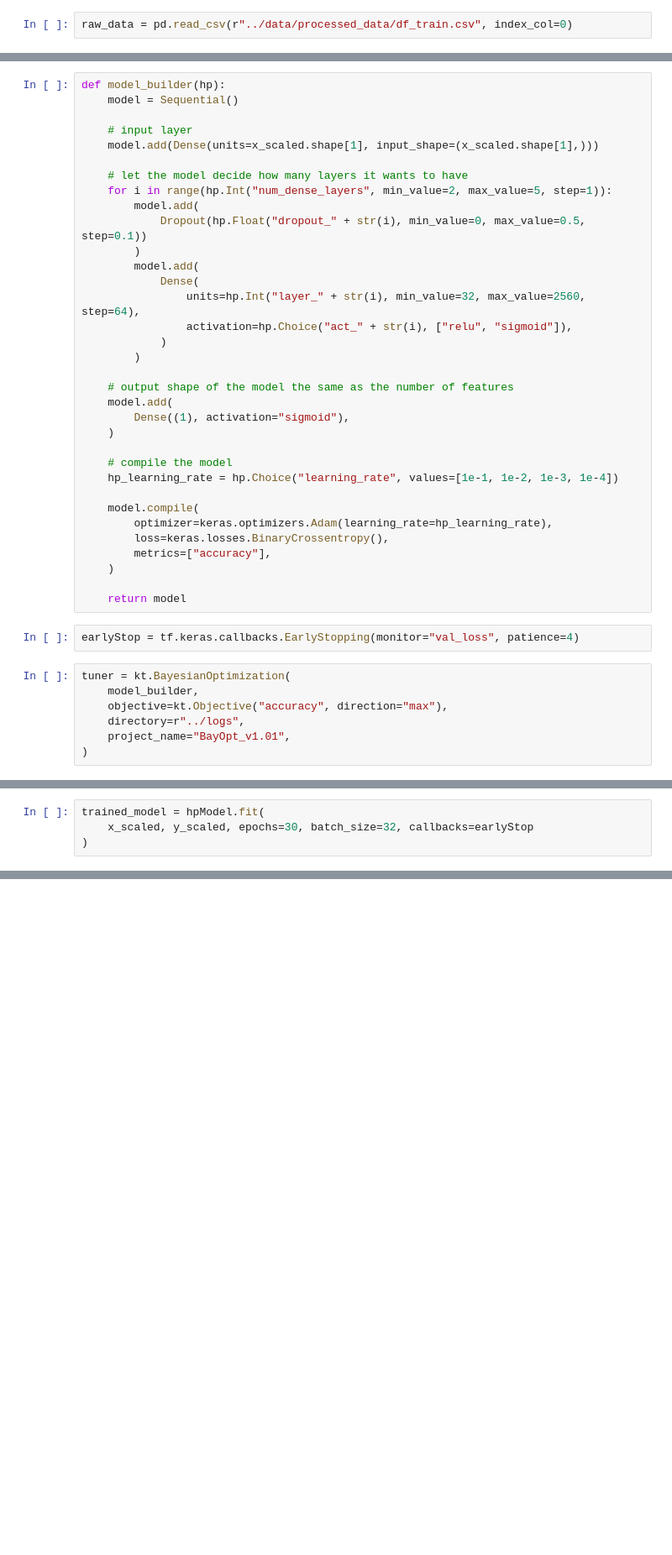
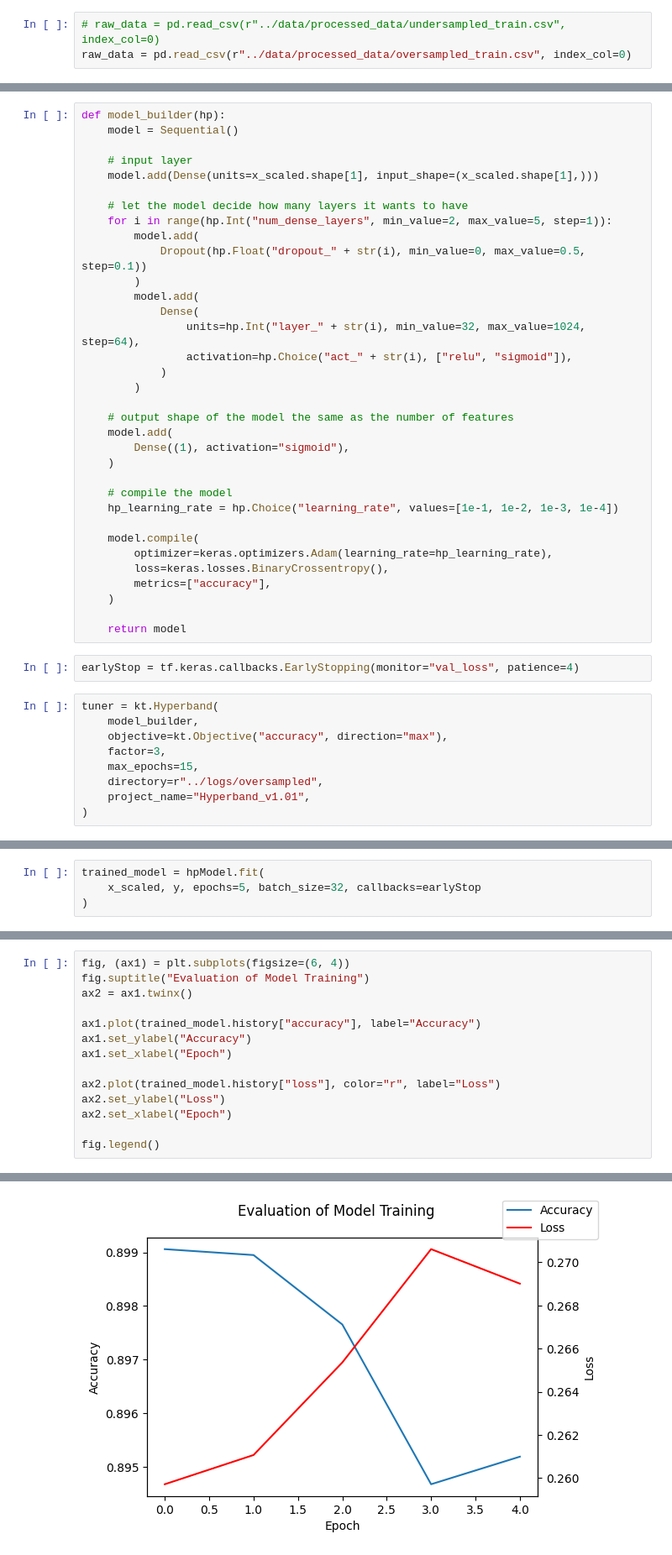
Before and after one commit to JackGreenaway/final_project, a Jupyter notebook: models/model_train.ipynb, the cells around one changed output, grey strips where cells are left out. Shown at 84% size. Cells and saved outputs as stored; diff of their text form; blank space fills up the shorter version.

Commit message:
trained and saved a hyperband model. Also oversampled dataset

```diff
--- a/models/model_train.ipynb
+++ b/models/model_train.ipynb
@@ -9,7 +10,8 @@ from sklearn.preprocessing import MinMaxScaler, StandardScaler
 from keras import Sequential, layers
 from keras.layers import Dense, Dropout
 # %%
-raw_data = pd.read_csv(r"../data/processed_data/df_train.csv", index_col=0)
+# raw_data = pd.read_csv(r"../data/processed_data/undersampled_train.csv", index_col=0)
+raw_data = pd.read_csv(r"../data/processed_data/oversampled_train.csv", index_col=0)
 # %%
 x = raw_data.drop(["TARGET"], axis=1)
 y = raw_data.filter(["TARGET"], axis=1)
@@ -37,7 +41,7 @@ def model_builder(hp):
         )
         model.add(
             Dense(
-                units=hp.Int("layer_" + str(i), min_value=32, max_value=2560, step=64),
+                units=hp.Int("layer_" + str(i), min_value=32, max_value=1024, step=64),
                 activation=hp.Choice("act_" + str(i), ["relu", "sigmoid"]),
             )
         )
@@ -60,9 +64,11 @@ def model_builder(hp):
 # %%
 earlyStop = tf.keras.callbacks.EarlyStopping(monitor="val_loss", patience=4)
 # %%
-tuner = kt.BayesianOptimization(
+tuner = kt.Hyperband(
     model_builder,
     objective=kt.Objective("accuracy", direction="max"),
-    directory=r"../logs",
-    project_name="BayOpt_v1.01",
+    factor=3,
+    max_epochs=15,
+    directory=r"../logs/oversampled",
+    project_name="Hyperband_v1.01",
 )
@@ -81,4 +106,4 @@ hpModel.summary()
 # %%
 trained_model = hpModel.fit(
-    x_scaled, y_scaled, epochs=30, batch_size=32, callbacks=earlyStop
+    x_scaled, y, epochs=5, batch_size=32, callbacks=earlyStop
 )
@@ -98,0 +131,15 @@ for i in range(hp.Int("num_conv_layers", 1, 3)):
+# %%
+fig, (ax1) = plt.subplots(figsize=(6, 4))
+fig.suptitle("Evaluation of Model Training")
+ax2 = ax1.twinx()
+
+ax1.plot(trained_model.history["accuracy"], label="Accuracy")
+ax1.set_ylabel("Accuracy")
+ax1.set_xlabel("Epoch")
+
+ax2.plot(trained_model.history["loss"], color="r", label="Loss")
+ax2.set_ylabel("Loss")
+ax2.set_xlabel("Epoch")
+
+fig.legend()
+# %% [output]
@@ -98,0 +147 @@ for i in range(hp.Int("num_conv_layers", 1, 3)):
+[figure, added]
```
Also changed, not shown: parts of 10 cells of this notebook, 11 other files.
